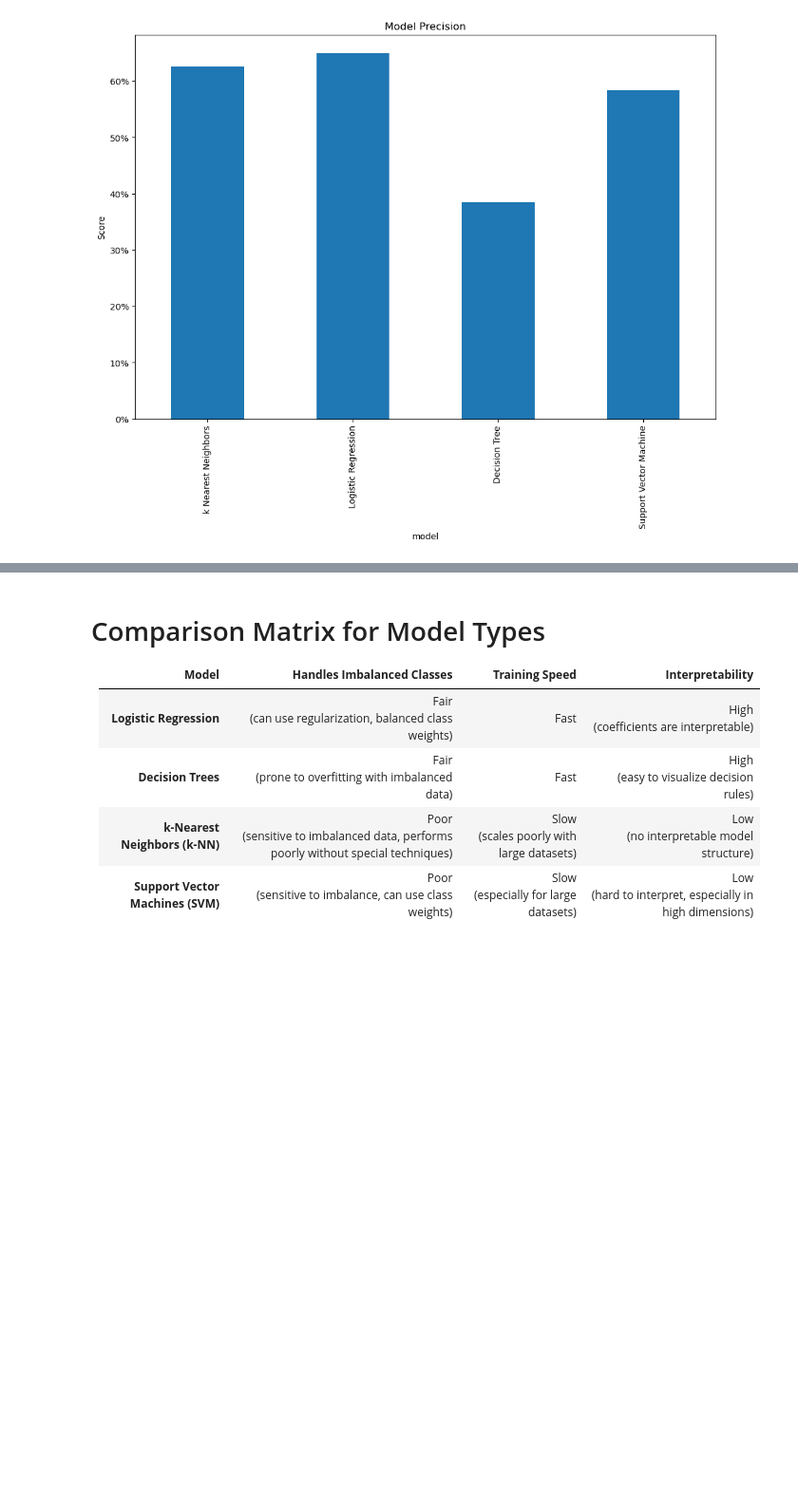
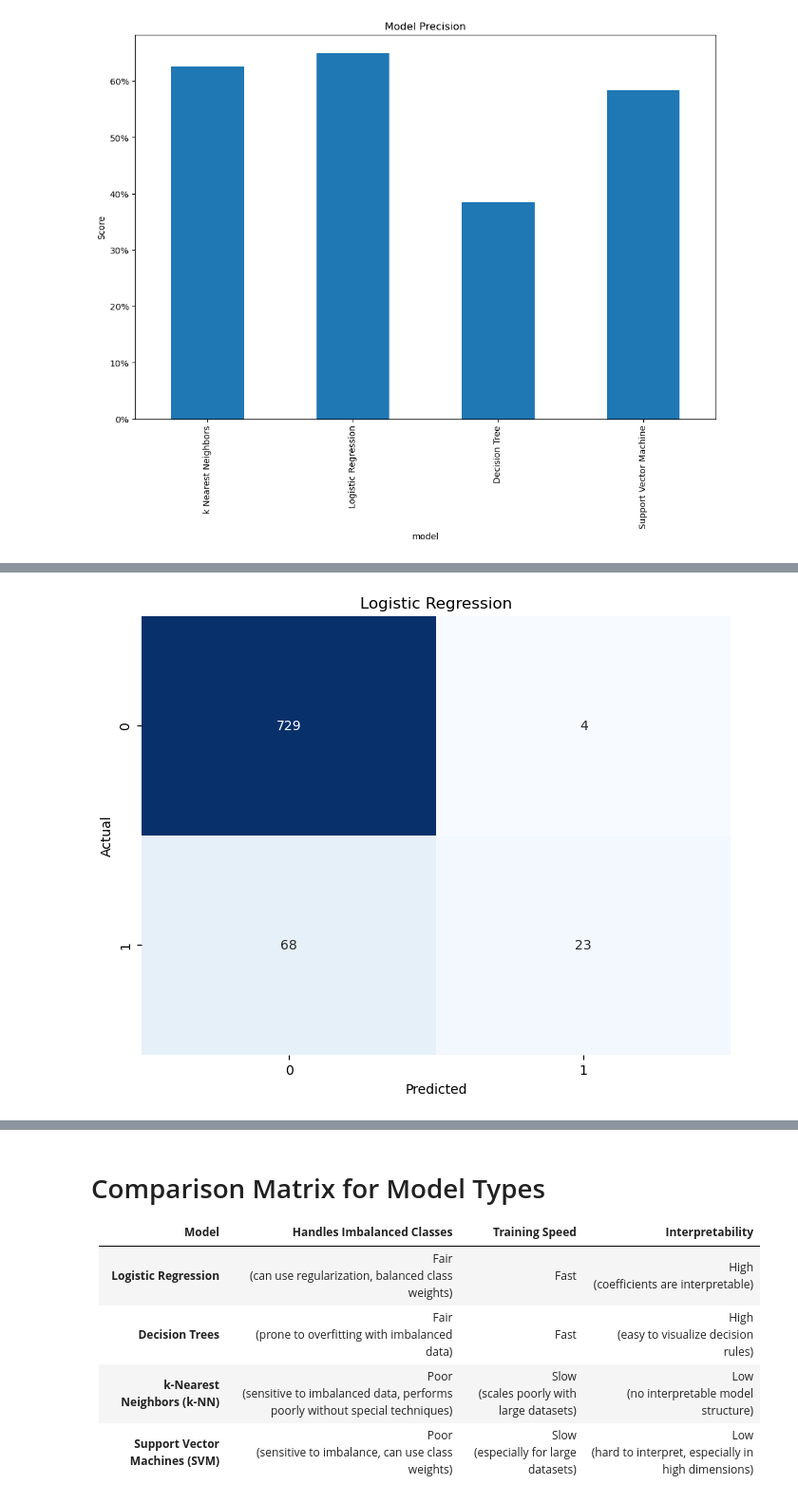
Before and after one commit to johnprg/BankData, a Jupyter notebook: try_it_17.1.ipynb, the cells around one changed output, grey strips where cells are left out. Shown at 95% size. Cells and saved outputs as stored; diff of their text form; code cells hidden in the pictures; blank space fills up the shorter version.

```diff
--- a/try_it_17.1.ipynb
+++ b/try_it_17.1.ipynb
@@ -895,0 +831,18 @@ show_svm(svm_model, X, 'Support Vector Machine')
+# %%
+# show the confusion matrix for the winning model
+from sklearn.metrics import confusion_matrix
+
+def show_confusion_matrix(model, X, y, title):
+    y_pred = model.predict(X)
+    cm = confusion_matrix(y, y_pred)
+
+    plt.figure(figsize=(8, 6))
+    sns.heatmap(cm, annot=True, fmt='d', cmap='Blues', cbar=False)
+    plt.xlabel('Predicted')
+    plt.ylabel('Actual')
+    plt.title(title)
+    plt.show()
+
+show_confusion_matrix(lgr_model, X_test, y_test, 'Logistic Regression')
+# %% [output]
+[figure, added]
```
Also changed, not shown: parts of 10 cells of this notebook.
